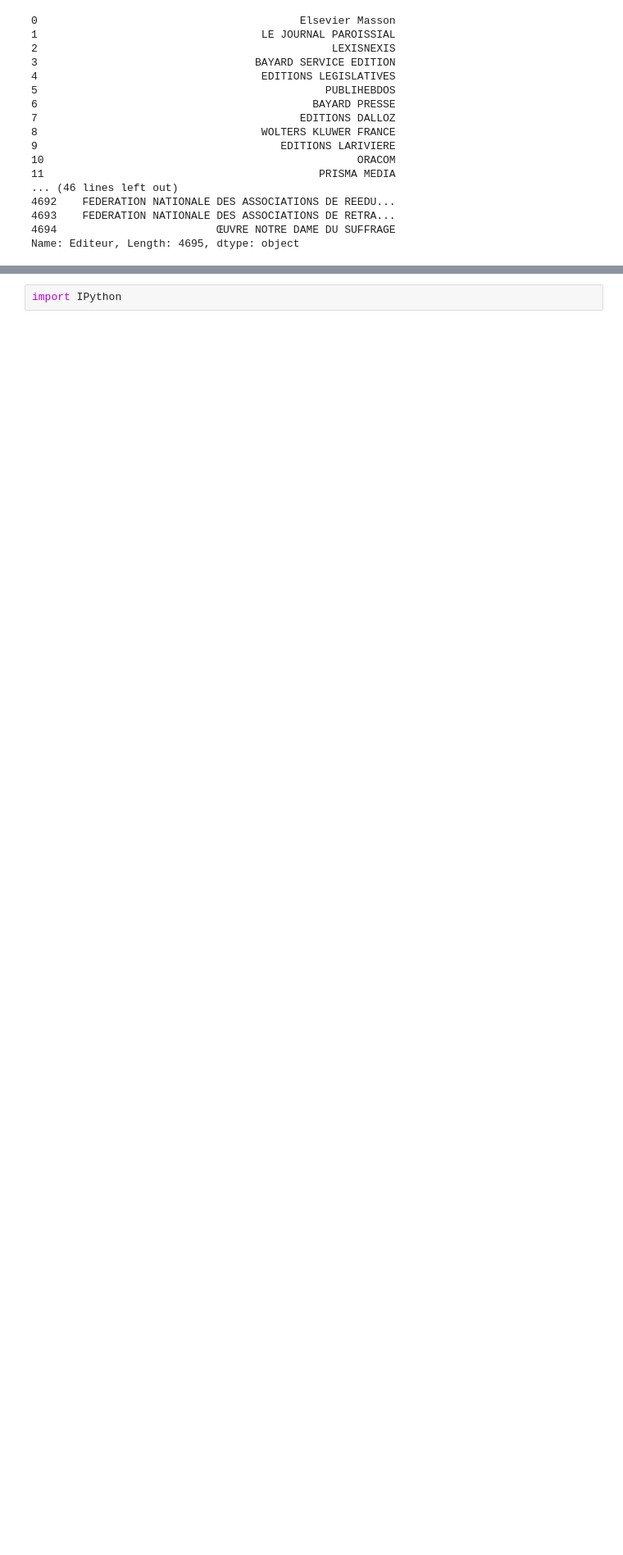
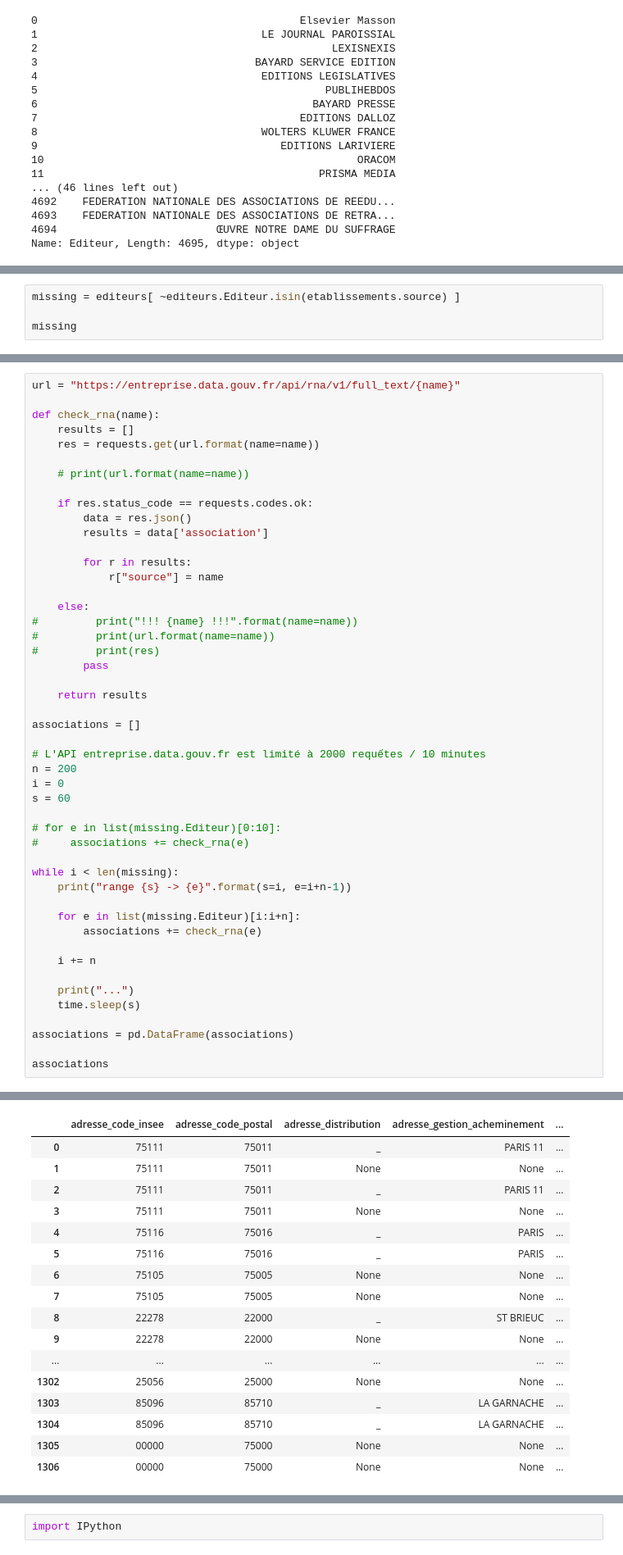
Before and after one commit to taniki/notebooks, a Jupyter notebook: data.gouv.fr/presse-SIRENE-geocodage.ipynb, the cells around one changed output, grey strips where cells are left out. Shown at 82% size. Saved outputs shown, nothing was run; the diff lists cells and outputs as text; blank space fills up the shorter version.

Commit message:
associations

```diff
--- a/data.gouv.fr/presse-SIRENE-geocodage.ipynb
+++ b/data.gouv.fr/presse-SIRENE-geocodage.ipynb
@@ -93,0 +126,4 @@ etablissements[ ["source", "nom_raison_sociale", "siren", "activite_principale"]
+# %%
+missing = editeurs[ ~editeurs.Editeur.isin(etablissements.source) ]
+
+missing
@@ -93,0 +149,49 @@ etablissements[ ["source", "nom_raison_sociale", "siren", "activite_principale"]
+# %%
+url = "https://entreprise.data.gouv.fr/api/rna/v1/full_text/{name}"
+
+def check_rna(name):
+    results = []
+    res = requests.get(url.format(name=name))
+
+    # print(url.format(name=name))
+
+    if res.status_code == requests.codes.ok:
+        data = res.json()
+        results = data['association']
+
+        for r in results:
+            r["source"] = name
+
+    else:
+#         print("!!! {name} !!!".format(name=name))
+#         print(url.format(name=name))
+#         print(res)
+        pass
+
+    return results
+
+associations = []
+
+# L'API entreprise.data.gouv.fr est limité à 2000 requếtes / 10 minutes
+n = 200
+i = 0
+s = 60
+
+# for e in list(missing.Editeur)[0:10]:
+#     associations += check_rna(e)
+
+while i < len(missing):
+    print("range {s} -> {e}".format(s=i, e=i+n-1))
+
+    for e in list(missing.Editeur)[i:i+n]:
+        associations += check_rna(e)
+
+    i += n
+
+    print("...")
+    time.sleep(s)
+
+associations = pd.DataFrame(associations)
+
+associations
+# %% [output]
@@ -93,0 +215,17 @@ etablissements[ ["source", "nom_raison_sociale", "siren", "activite_principale"]
+|  | adresse_code_insee | adresse_code_postal | adresse_distribution | adresse_gestion_acheminement | ... |
+| 0 | 75111 | 75011 | _ | PARIS 11 | ... |
+| 1 | 75111 | 75011 | None | None | ... |
+| 2 | 75111 | 75011 | _ | PARIS 11 | ... |
+| 3 | 75111 | 75011 | None | None | ... |
+| 4 | 75116 | 75016 | _ | PARIS | ... |
+| 5 | 75116 | 75016 | _ | PARIS | ... |
+| 6 | 75105 | 75005 | None | None | ... |
+| 7 | 75105 | 75005 | None | None | ... |
+| 8 | 22278 | 22000 | _ | ST BRIEUC | ... |
+| 9 | 22278 | 22000 | None | None | ... |
+| ... | ... | ... | ... | ... | ... |
+| 1302 | 25056 | 25000 | None | None | ... |
+| 1303 | 85096 | 85710 | _ | LA GARNACHE | ... |
+| 1304 | 85096 | 85710 | _ | LA GARNACHE | ... |
+| 1305 | 00000 | 75000 | None | None | ... |
+| 1306 | 00000 | 75000 | None | None | ... |
```
Also changed, not shown: parts of 17 cells of this notebook.
